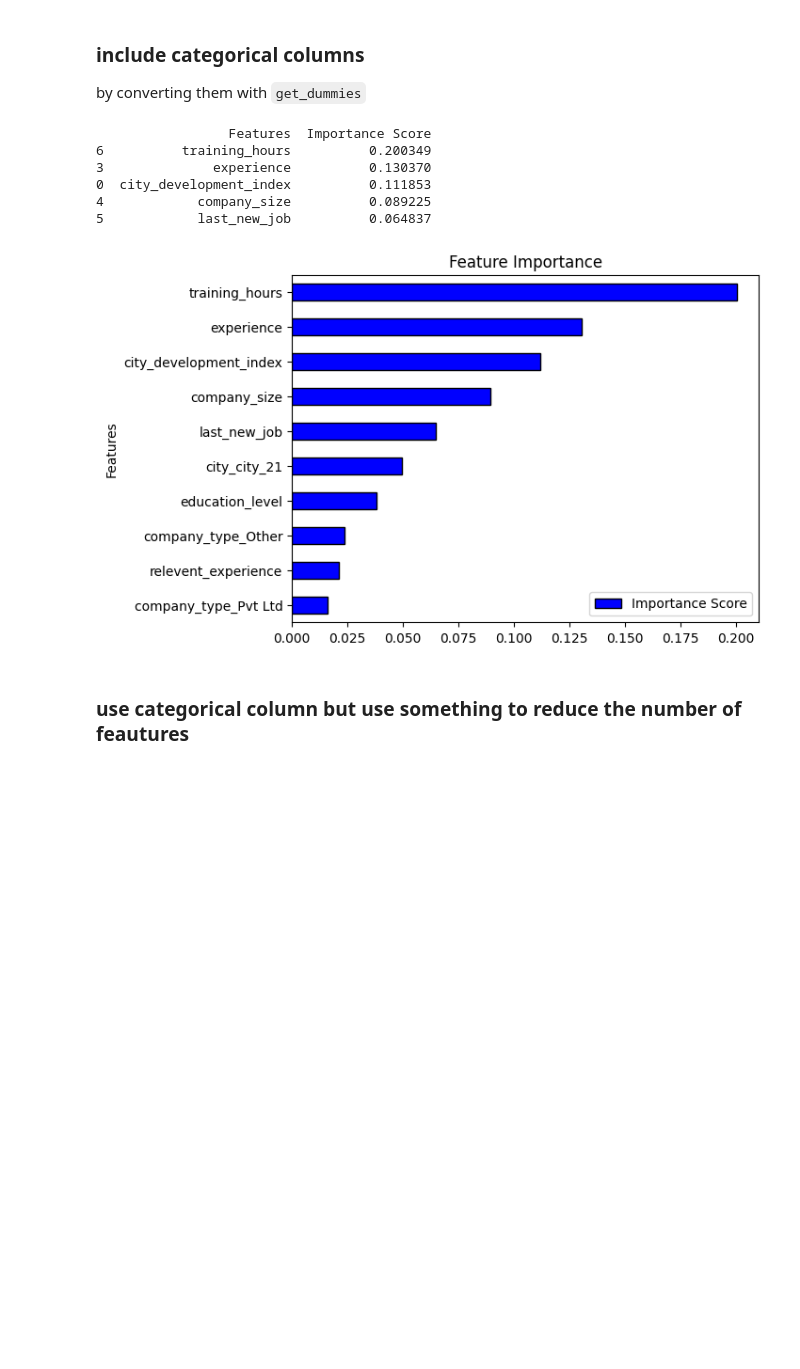
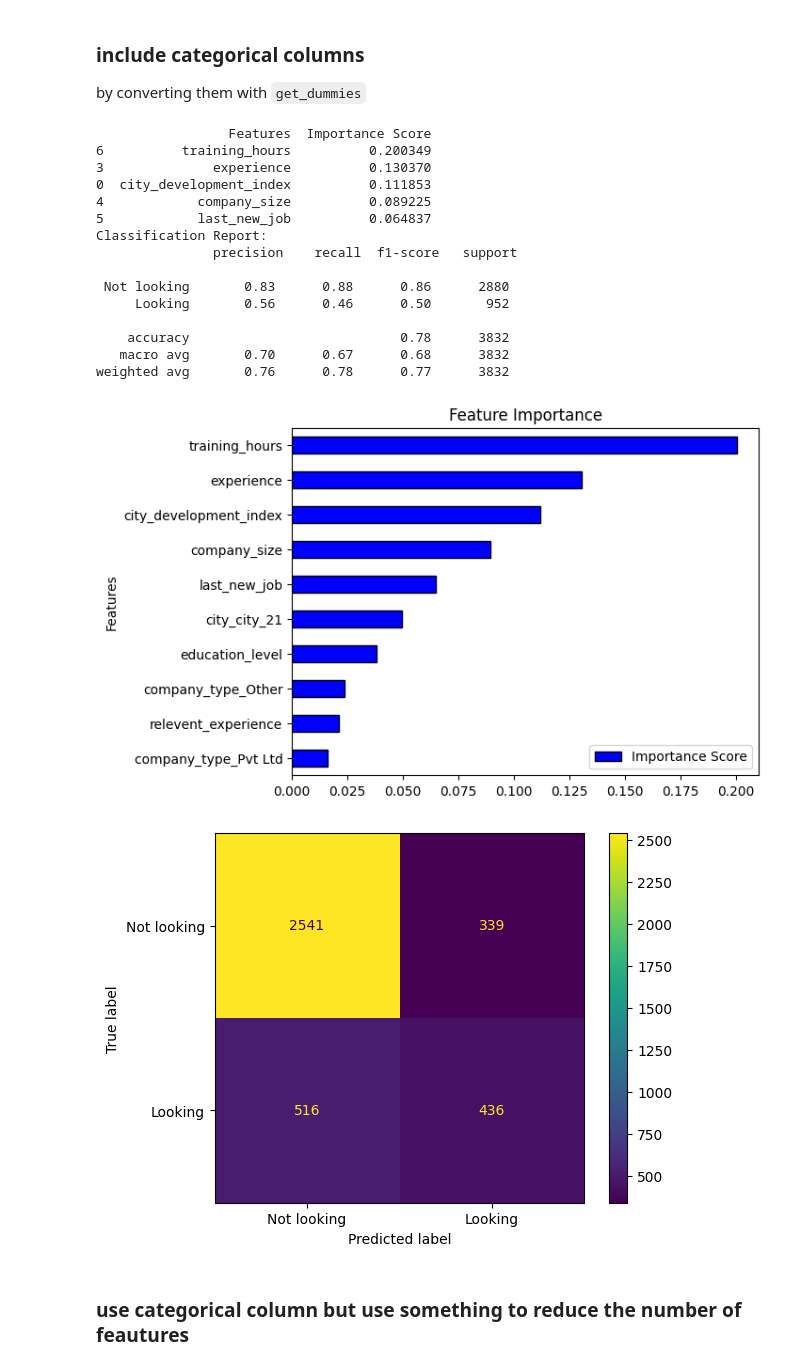
Before and after one commit to simone-viozzi/interviews-data-science-assignment, a Jupyter notebook: loyal_employees.ipynb, the cells around one changed output. Cells and saved outputs as stored; diff of their text form; code cells hidden in the pictures; blank space fills up the shorter version.

```diff
--- a/loyal_employees.ipynb
+++ b/loyal_employees.ipynb
@@ -89,22 +120,37 @@ by converting them with `get_dummies`
 # %%
 X, y = get_X_y(dataset)
 
 X = pd.get_dummies(X, columns=categorical_cols)
 
 X_train, X_test, y_train, y_test = train_test_split(X, y, test_size=0.2, random_state=42)
 
 model = RandomForestClassifier(n_estimators=100, random_state=42)
 model.fit(X_train, y_train)
 
 plot_feature_importance(model.feature_importances_, X.columns)
+
+classification_eval(
+    y_test=y_test,
+    y_pred=model.predict(X_test),
+)
 # %% [output]
                  Features  Importance Score
 6          training_hours          0.200349
 3              experience          0.130370
 0  city_development_index          0.111853
 4            company_size          0.089225
 5            last_new_job          0.064837
+Classification Report:
+               precision    recall  f1-score   support
+
+ Not looking       0.83      0.88      0.86      2880
+     Looking       0.56      0.46      0.50       952
+
+    accuracy                           0.78      3832
+   macro avg       0.70      0.67      0.68      3832
+weighted avg       0.76      0.78      0.77      3832
 [figure]
+[figure, added]
 # %% [markdown]
 ### use categorical column but use something to reduce the number of feautures
 # %%
```
Also changed, not shown: parts of 4 cells of this notebook.
